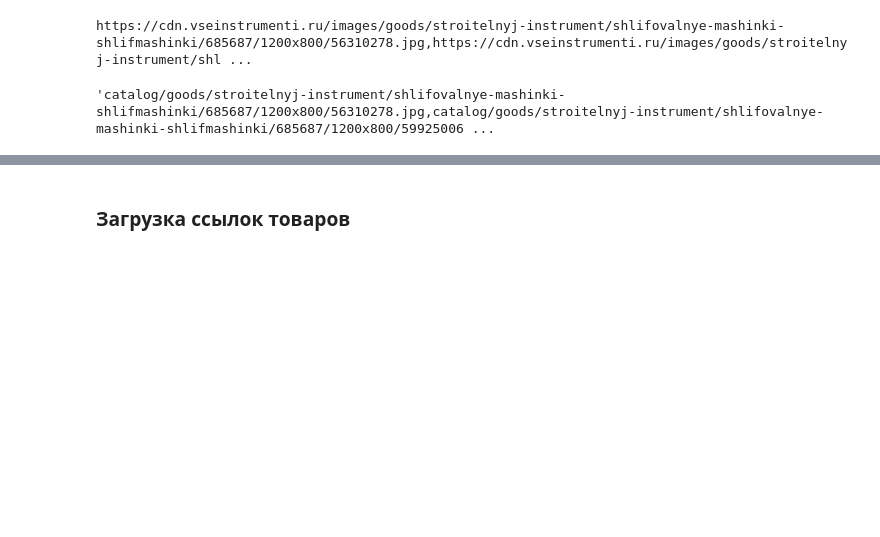
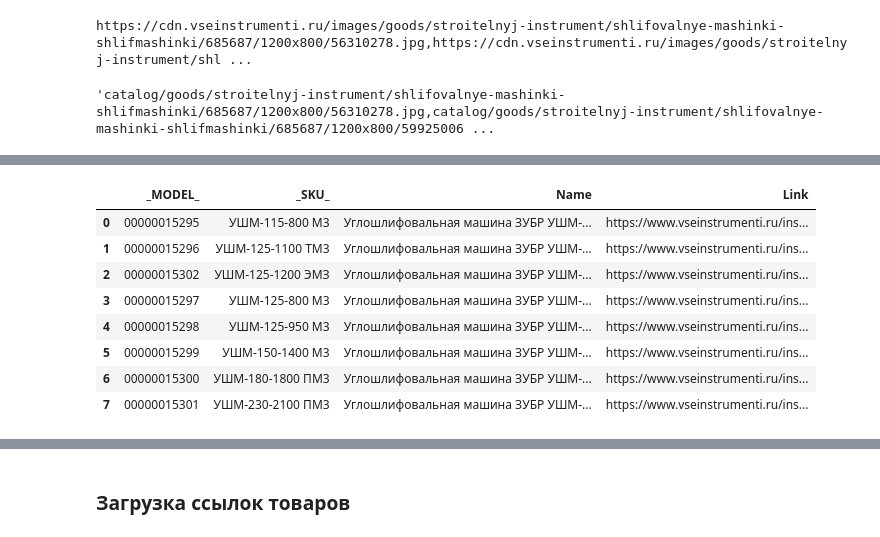
Before and after one commit to maxl85/parser, a Jupyter notebook: parser.ipynb, the cells around one changed output, grey strips where cells are left out. Drawn from its saved outputs; the diff is of its cells as text; code cells hidden in the pictures; blank space fills up the shorter version.

```diff
--- a/parser.ipynb
+++ b/parser.ipynb
@@ -185,3 +187,9 @@ with open('data.csv', 'w', newline='') as f:
     # writer.writerows(data)
     for row in data:
         writer.writerow(row)
+# %%
+d = np.array([_NAME_, _CATEGORY_, _MAIN_CATEGORY_, _MANUFACTURER_, _DESCRIPTION_, _ATTRIBUTES_, _PRODUCT_IMAGES_, _STATUS_, _SEO_KEYWORD_])
+# %%
+df = pd.DataFrame([d], columns=['_NAME_', '_CATEGORY_', '_MAIN_CATEGORY_', '_MANUFACTURER_', '_DESCRIPTION_', '_ATTRIBUTES_', '_PRODUCT_IMAGES_', '_STATUS_', '_SEO_KEYWORD_'])
+
+df
@@ -187,0 +207,14 @@ with open('data.csv', 'w', newline='') as f:
+# %%
+with open('download.xlsx', "rb") as f:
+    df = pd.read_excel(f, dtype=str)
+df
+# %% [output]
+|  | _MODEL_ | _SKU_ | Name | Link |
+| 0 | 00000015295 | УШМ-115-800 М3 | Углошлифовальная машина ЗУБР УШМ-... | https://www.vseinstrumenti.ru/ins... |
+| 1 | 00000015296 | УШМ-125-1100 ТМ3 | Углошлифовальная машина ЗУБР УШМ-... | https://www.vseinstrumenti.ru/ins... |
+| 2 | 00000015302 | УШМ-125-1200 ЭМЗ | Углошлифовальная машина ЗУБР УШМ-... | https://www.vseinstrumenti.ru/ins... |
+| 3 | 00000015297 | УШМ-125-800 М3 | Углошлифовальная машина ЗУБР УШМ-... | https://www.vseinstrumenti.ru/ins... |
+| 4 | 00000015298 | УШМ-125-950 М3 | Углошлифовальная машина ЗУБР УШМ-... | https://www.vseinstrumenti.ru/ins... |
+| 5 | 00000015299 | УШМ-150-1400 М3 | Углошлифовальная машина ЗУБР УШМ-... | https://www.vseinstrumenti.ru/ins... |
+| 6 | 00000015300 | УШМ-180-1800 ПМ3 | Углошлифовальная машина ЗУБР УШМ-... | https://www.vseinstrumenti.ru/ins... |
+| 7 | 00000015301 | УШМ-230-2100 ПМ3 | Углошлифовальная машина ЗУБР УШМ-... | https://www.vseinstrumenti.ru/ins... |
```
Also changed, not shown: parts of 10 cells of this notebook, 5 other files.
